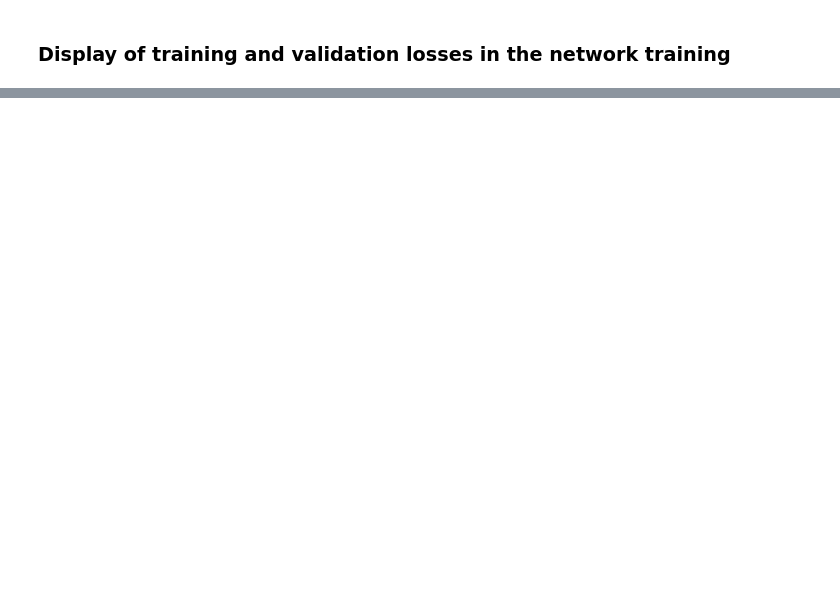
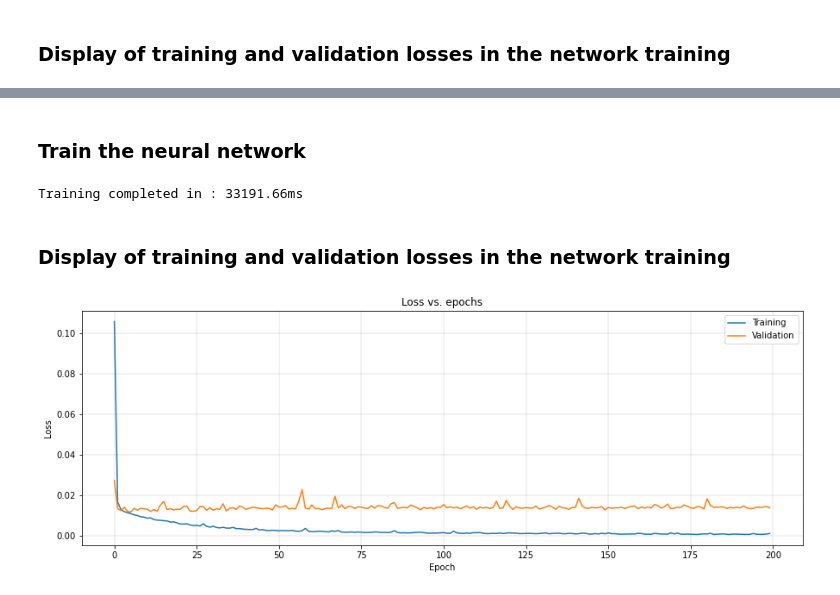
Before and after one commit to haozh7109/Machine-learning-and-deep-learning-project-and-practice, a Jupyter notebook: 06_My_Tensorflow2_Applications/JupyterNoteBook_Keynotes/TF2_Signal_Denoise_with_Autoencoder.ipynb, the cells around one changed output, grey strips where cells are left out. Cells and saved outputs as stored; diff of their text form; code cells hidden in the pictures; blank space fills up the shorter version.

```diff
--- a/06_My_Tensorflow2_Applications/JupyterNoteBook_Keynotes/TF2_Signal_Denoise_with_Autoencoder.ipynb
+++ b/06_My_Tensorflow2_Applications/JupyterNoteBook_Keynotes/TF2_Signal_Denoise_with_Autoencoder.ipynb
@@ -265,0 +268,21 @@ plt.show()
+# %%
+Denoise_autoencoder_cnn = Sequential([
+
+                             # Encoder
+                             Input(shape=[batch_size,1]),
+                             Conv1D(filters=128, kernel_size=3,padding='same', activation='relu'),
+                             MaxPooling1D(padding='same'),
+                             Conv1D(filters=64, kernel_size=3,padding='same', activation='relu'),
+                             MaxPooling1D(padding='same'),
+
+                             # Decoder
+                             Conv1D(filters=64, kernel_size=3,padding='same', activation='relu'),
+                             UpSampling1D(),
+                             Conv1D(filters=128, kernel_size=3,padding='same', activation='relu'),
+                             UpSampling1D(),
+                             Conv1D(filters=1, kernel_size=3,padding='same')
+                             ])
+
+
+Denoise_autoencoder_cnn.compile(optimizer=tf.keras.optimizers.Adam(),loss='mse',metrics=['mae'])
+Denoise_autoencoder_cnn.summary()
@@ -265,0 +307,24 @@ plt.show()
+# %% [markdown]
+### Train the neural network
+# %%
+# Train the neural network
+start      = time.time()
+history    = Denoise_autoencoder_cnn.fit(train_set_x[...,np.newaxis],train_set_y[...,np.newaxis],epochs=200,validation_split=0.20,verbose=0)
+trian_time = time.time()-start
+print("Training completed in : {:0.2f}ms".format(1000*trian_time))
+# %% [output]
+Training completed in : 33191.66ms
+# %% [markdown]
+### Display of training and validation losses in the network training
+# %%
+plt.figure(5,figsize=(15, 5))
+plt.plot(history.history['loss'])
+plt.plot(history.history['val_loss'])
+plt.title('Loss vs. epochs')
+plt.ylabel('Loss')
+plt.xlabel('Epoch')
+plt.legend(['Training', 'Validation'], loc='upper right')
+plt.grid(color='k', linestyle='-', linewidth=0.1)
+plt.show()
+# %% [output]
+[figure, added]
```
Also changed, not shown: parts of 30 cells of this notebook.
